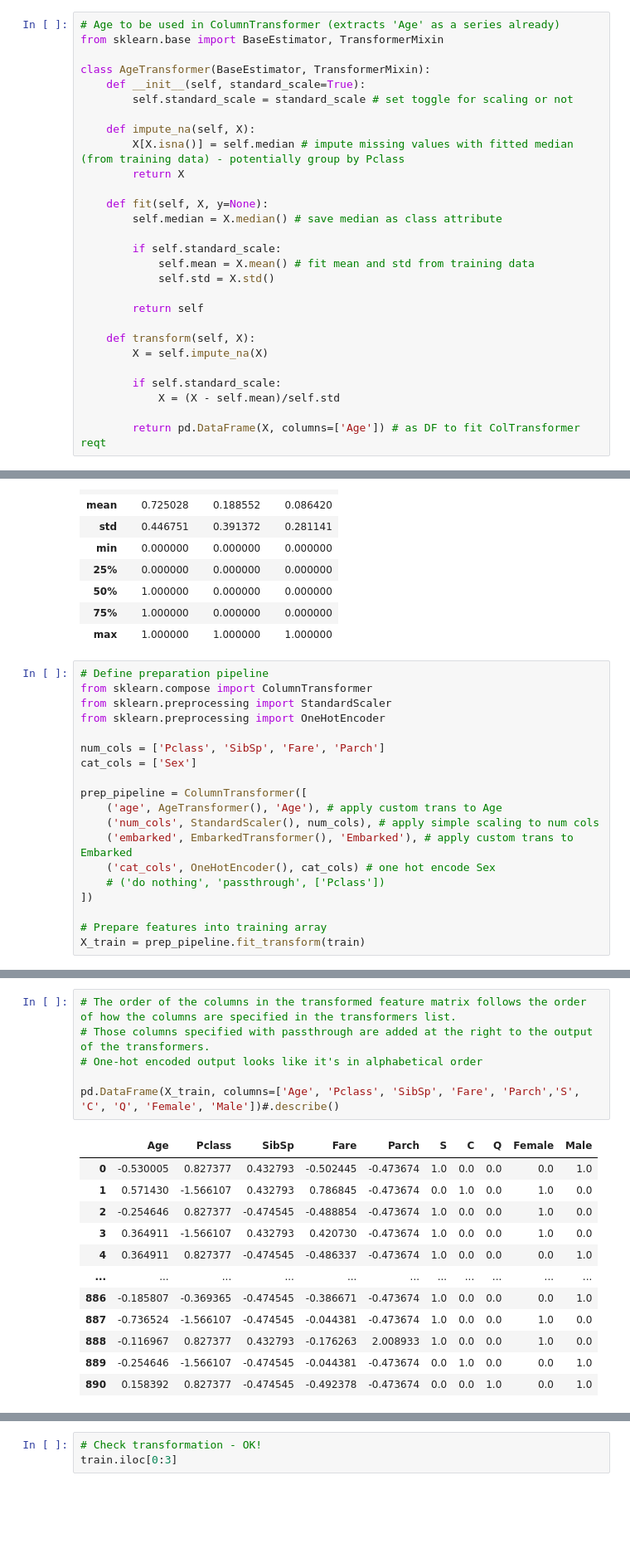
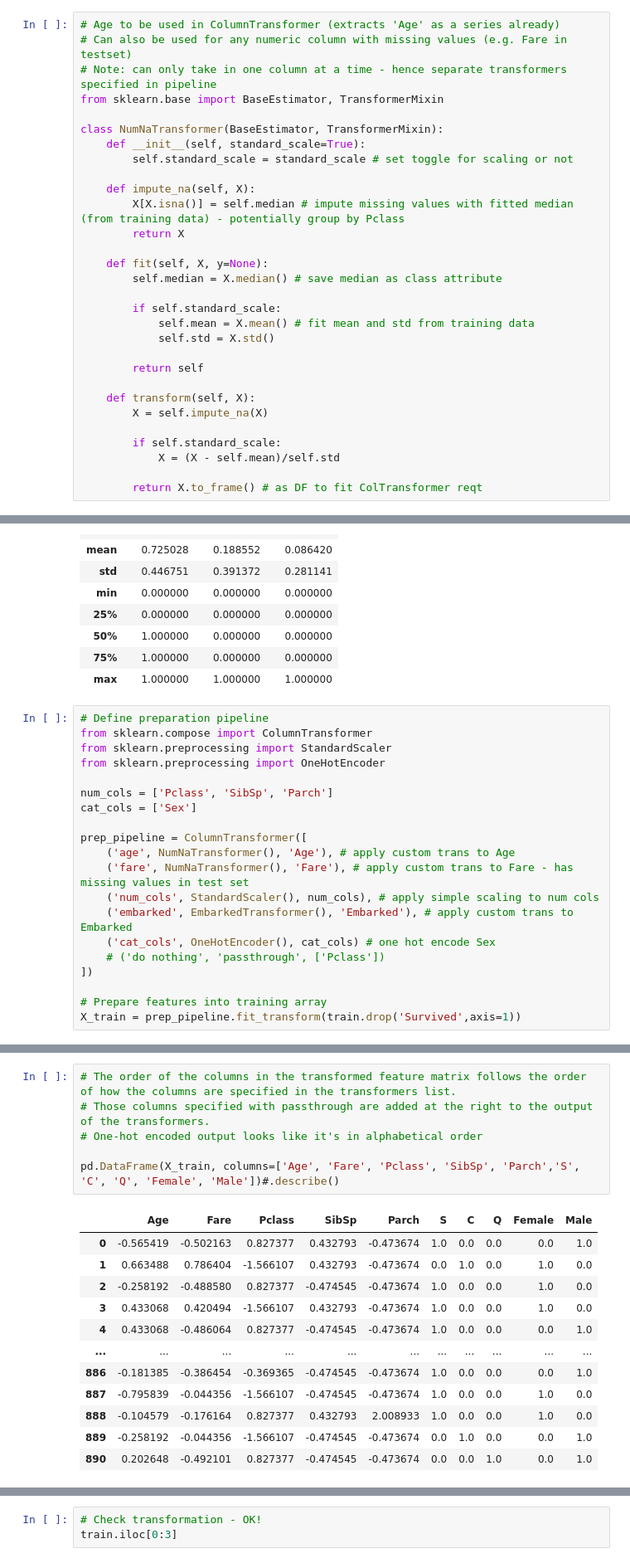
Before and after one commit to Chachabeat/Dojo, a Jupyter notebook: Titanic_Exercise.ipynb, the cells around one changed output, grey strips where cells are left out. Shown: that part at 83% size. Cells and saved outputs as stored; diff of their text form; blank space fills up the shorter version.

```diff
--- a/Titanic_Exercise.ipynb
+++ b/Titanic_Exercise.ipynb
@@ -215,9 +218,11 @@ train.Age[~train.Age.isna()]
 Name: Age, Length: 891, dtype: float64
 # %%
 # Age to be used in ColumnTransformer (extracts 'Age' as a series already)
+# Can also be used for any numeric column with missing values (e.g. Fare in testset)
+# Note: can only take in one column at a time - hence separate transformers specified in pipeline
 from sklearn.base import BaseEstimator, TransformerMixin
 
-class AgeTransformer(BaseEstimator, TransformerMixin):
+class NumNaTransformer(BaseEstimator, TransformerMixin):
     def __init__(self, standard_scale=True):
         self.standard_scale = standard_scale # set toggle for scaling or not
 
@@ -240,7 +245,7 @@ class AgeTransformer(BaseEstimator, TransformerMixin):
         if self.standard_scale:
             X = (X - self.mean)/self.std
 
-        return pd.DataFrame(X, columns=['Age']) # as DF to fit ColTransformer reqt
+        return X.to_frame() # as DF to fit ColTransformer reqt
 # %%
 # bucket or scale fare
 # %%
@@ -301,11 +306,12 @@ from sklearn.compose import ColumnTransformer
 from sklearn.preprocessing import StandardScaler
 from sklearn.preprocessing import OneHotEncoder
 
-num_cols = ['Pclass', 'SibSp', 'Fare', 'Parch']
+num_cols = ['Pclass', 'SibSp', 'Parch']
 cat_cols = ['Sex']
 
 prep_pipeline = ColumnTransformer([
-    ('age', AgeTransformer(), 'Age'), # apply custom trans to Age
+    ('age', NumNaTransformer(), 'Age'), # apply custom trans to Age
+    ('fare', NumNaTransformer(), 'Fare'), # apply custom trans to Fare - has missing values in test set
     ('num_cols', StandardScaler(), num_cols), # apply simple scaling to num cols
     ('embarked', EmbarkedTransformer(), 'Embarked'), # apply custom trans to Embarked
     ('cat_cols', OneHotEncoder(), cat_cols) # one hot encode Sex
@@ -313,7 +319,7 @@ prep_pipeline = ColumnTransformer([
 ])
 
 # Prepare features into training array
-X_train = prep_pipeline.fit_transform(train)
+X_train = prep_pipeline.fit_transform(train.drop('Survived',axis=1))
 # %% [output]
 A value is trying to be set on a copy of a slice from a DataFrame
 
@@ -344,22 +351,22 @@ X_train.shape
 # %%
 # The order of the columns in the transformed feature matrix follows the order of how the columns are specified in the transformers list.
 # Those columns specified with passthrough are added at the right to the output of the transformers.
 # One-hot encoded output looks like it's in alphabetical order
 
-pd.DataFrame(X_train, columns=['Age', 'Pclass', 'SibSp', 'Fare', 'Parch','S', 'C', 'Q', 'Female', 'Male'])#.describe()
+pd.DataFrame(X_train, columns=['Age', 'Fare', 'Pclass', 'SibSp', 'Parch','S', 'C', 'Q', 'Female', 'Male'])#.describe()
 # %% [output]
-|  | Age | Pclass | SibSp | Fare | Parch | S | C | Q | Female | Male |
-| 0 | -0.530005 | 0.827377 | 0.432793 | -0.502445 | -0.473674 | 1.0 | 0.0 | 0.0 | 0.0 | 1.0 |
-| 1 | 0.571430 | -1.566107 | 0.432793 | 0.786845 | -0.473674 | 0.0 | 1.0 | 0.0 | 1.0 | 0.0 |
-| 2 | -0.254646 | 0.827377 | -0.474545 | -0.488854 | -0.473674 | 1.0 | 0.0 | 0.0 | 1.0 | 0.0 |
-| 3 | 0.364911 | -1.566107 | 0.432793 | 0.420730 | -0.473674 | 1.0 | 0.0 | 0.0 | 1.0 | 0.0 |
-| 4 | 0.364911 | 0.827377 | -0.474545 | -0.486337 | -0.473674 | 1.0 | 0.0 | 0.0 | 0.0 | 1.0 |
+|  | Age | Fare | Pclass | SibSp | Parch | S | C | Q | Female | Male |
+| 0 | -0.565419 | -0.502163 | 0.827377 | 0.432793 | -0.473674 | 1.0 | 0.0 | 0.0 | 0.0 | 1.0 |
+| 1 | 0.663488 | 0.786404 | -1.566107 | 0.432793 | -0.473674 | 0.0 | 1.0 | 0.0 | 1.0 | 0.0 |
+| 2 | -0.258192 | -0.488580 | 0.827377 | -0.474545 | -0.473674 | 1.0 | 0.0 | 0.0 | 1.0 | 0.0 |
+| 3 | 0.433068 | 0.420494 | -1.566107 | 0.432793 | -0.473674 | 1.0 | 0.0 | 0.0 | 1.0 | 0.0 |
+| 4 | 0.433068 | -0.486064 | 0.827377 | -0.474545 | -0.473674 | 1.0 | 0.0 | 0.0 | 0.0 | 1.0 |
 | ... | ... | ... | ... | ... | ... | ... | ... | ... | ... | ... |
-| 886 | -0.185807 | -0.369365 | -0.474545 | -0.386671 | -0.473674 | 1.0 | 0.0 | 0.0 | 0.0 | 1.0 |
-| 887 | -0.736524 | -1.566107 | -0.474545 | -0.044381 | -0.473674 | 1.0 | 0.0 | 0.0 | 1.0 | 0.0 |
-| 888 | -0.116967 | 0.827377 | 0.432793 | -0.176263 | 2.008933 | 1.0 | 0.0 | 0.0 | 1.0 | 0.0 |
-| 889 | -0.254646 | -1.566107 | -0.474545 | -0.044381 | -0.473674 | 0.0 | 1.0 | 0.0 | 0.0 | 1.0 |
-| 890 | 0.158392 | 0.827377 | -0.474545 | -0.492378 | -0.473674 | 0.0 | 0.0 | 1.0 | 0.0 | 1.0 |
+| 886 | -0.181385 | -0.386454 | -0.369365 | -0.474545 | -0.473674 | 1.0 | 0.0 | 0.0 | 0.0 | 1.0 |
+| 887 | -0.795839 | -0.044356 | -1.566107 | -0.474545 | -0.473674 | 1.0 | 0.0 | 0.0 | 1.0 | 0.0 |
+| 888 | -0.104579 | -0.176164 | 0.827377 | 0.432793 | 2.008933 | 1.0 | 0.0 | 0.0 | 1.0 | 0.0 |
+| 889 | -0.258192 | -0.044356 | -1.566107 | -0.474545 | -0.473674 | 0.0 | 1.0 | 0.0 | 0.0 | 1.0 |
+| 890 | 0.202648 | -0.492101 | 0.827377 | -0.474545 | -0.473674 | 0.0 | 0.0 | 1.0 | 0.0 | 1.0 |
 891 rows × 10 columns
 # %%
 # Check transformation - OK!
```
Also changed, not shown: parts of 30 cells of this notebook.
